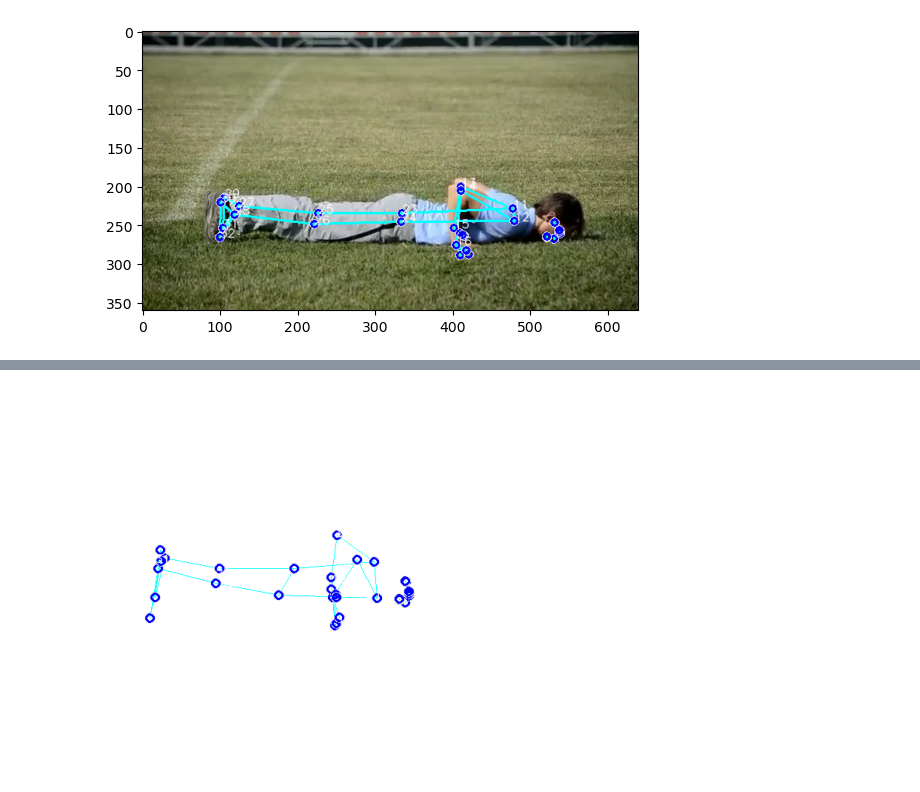
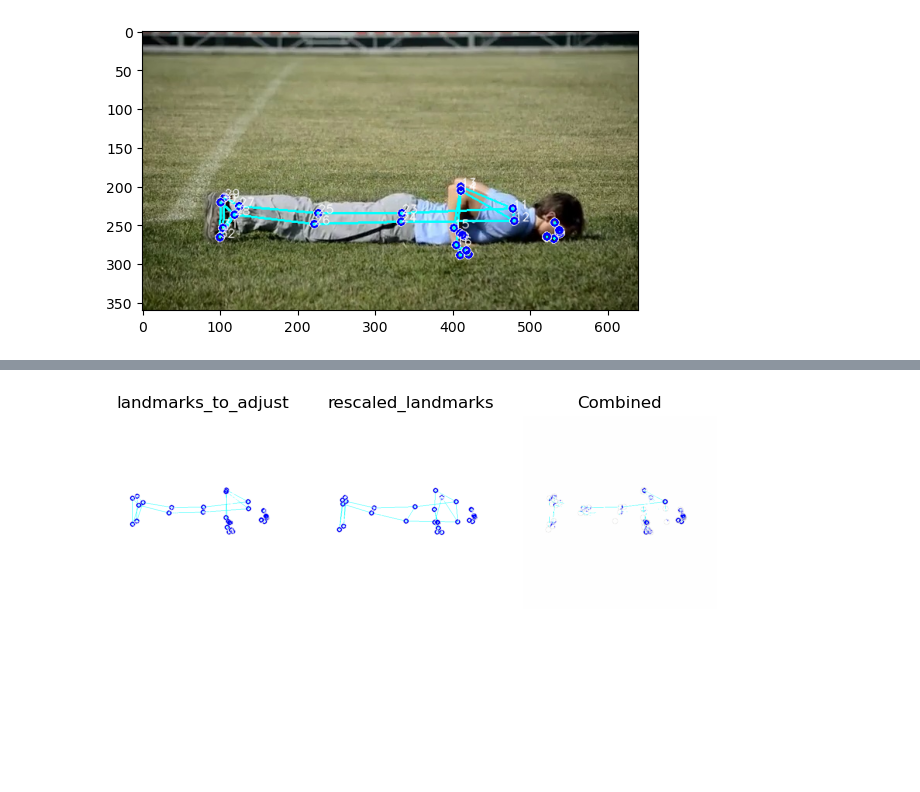
Before and after one commit to jpedroag/PMBA, a Jupyter notebook: C_distances.ipynb, the cells around one changed output, grey strips where cells are left out. Saved outputs shown, nothing was run; the diff lists cells and outputs as text; code cells hidden in the pictures; blank space fills up the shorter version.

```diff
--- a/C_distances.ipynb
+++ b/C_distances.ipynb
@@ -305,11 +309,41 @@ rescaled_landmarks = rescale_landmarks(ruleOfThumb, new_landmarks, connections)
-# %%
-# let's show both images on top of each other
-r_canvas = draw_landmarks_on_blank_canvas(rescaled_landmarks, image_size=500, circle_radius=5, line_width=1, exclude_numbers=[0, 1, 2, 3, 4, 5, 6, 7, 8, 9])
-plt.imshow(r_canvas)
-plt.axis('off')  # Turn off axis
-plt.show()
-# %% [output]
-[figure, removed]
+# %%
+image_path = get_file_path('correct', 'down', video_index_corr[20])
+pose_landmarks, pose_landmarker_result = extract_landmarks(image_path)
+landmarks_to_adjust = center_landmarks(pose_landmarks)
+
+# RoT = rule of thumb
+RoT_image_path = get_file_path('correct', 'down', video_index_corr[1])
+RoT_pose_landmarks, RoT_pose_landmarker_result = extract_landmarks(RoT_image_path)
+RoT_landmarks = center_landmarks(RoT_pose_landmarks)
+
+
+rescaled_landmarks = rescale_landmarks(RoT_landmarks, new_landmarks, connections)
+
+# Display landmarks_adjusted
+canvas_adjusted = draw_landmarks_on_blank_canvas(landmarks_to_adjust, image_size=500, circle_radius=5, line_width=1)
+plt.subplot(1, 3, 1)
+plt.imshow(canvas_adjusted)
+plt.title('landmarks_to_adjust')
+plt.axis('off')
+
+# Display new_landmarks
+canvas_new = draw_landmarks_on_blank_canvas(rescaled_landmarks, image_size=500, circle_radius=5, line_width=1)
+plt.subplot(1, 3, 2)
+plt.imshow(canvas_new)
+plt.title('rescaled_landmarks')
+plt.axis('off')
+
+# Display both landmarks_adjusted and new_landmarks on top of each other
+canvas_combined = canvas_adjusted + canvas_new  # Add both canvases together
+plt.subplot(1, 3, 3)
+plt.imshow(canvas_combined)
+plt.title('Combined')
+plt.axis('off')
+
+plt.tight_layout()
+plt.show()
+# %% [output]
+[figure, added]
 # %%
 def normalize_landmarks(landmarks_rule_of_thumb, landmarks_to_normalize):
     # Connections of landmarks in a pose estimated by MediaPipe
```
Also changed, not shown: parts of 7 cells of this notebook.
